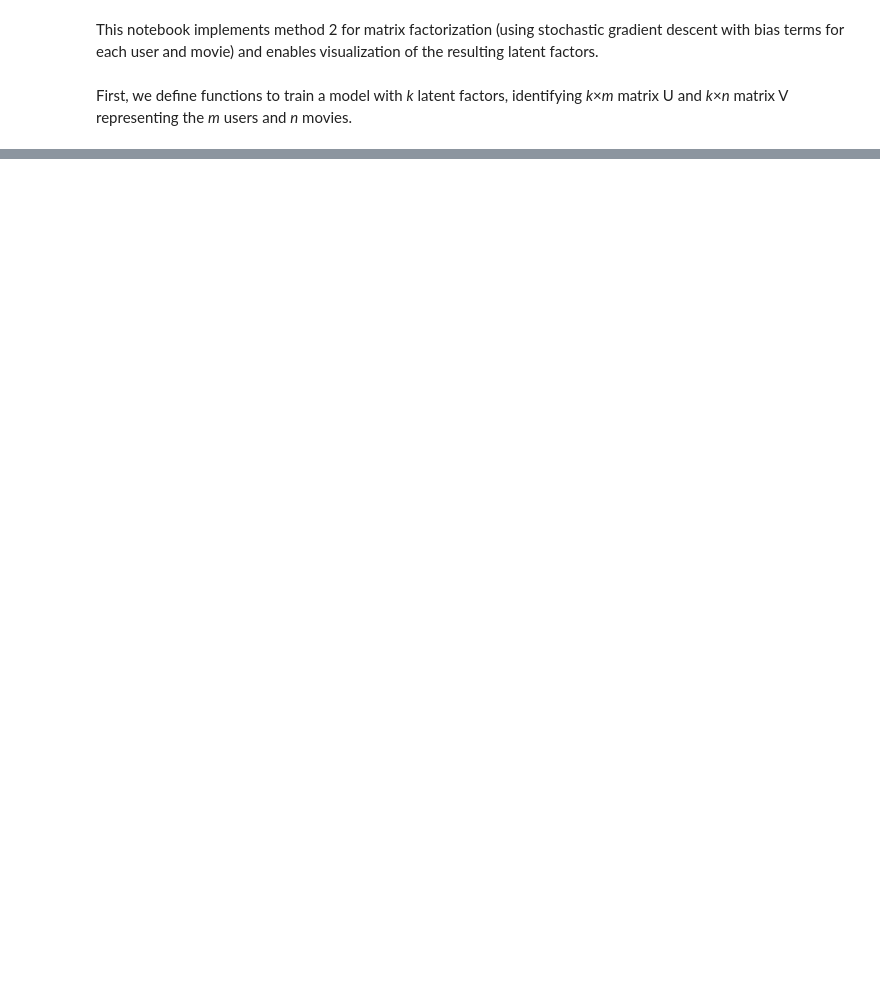
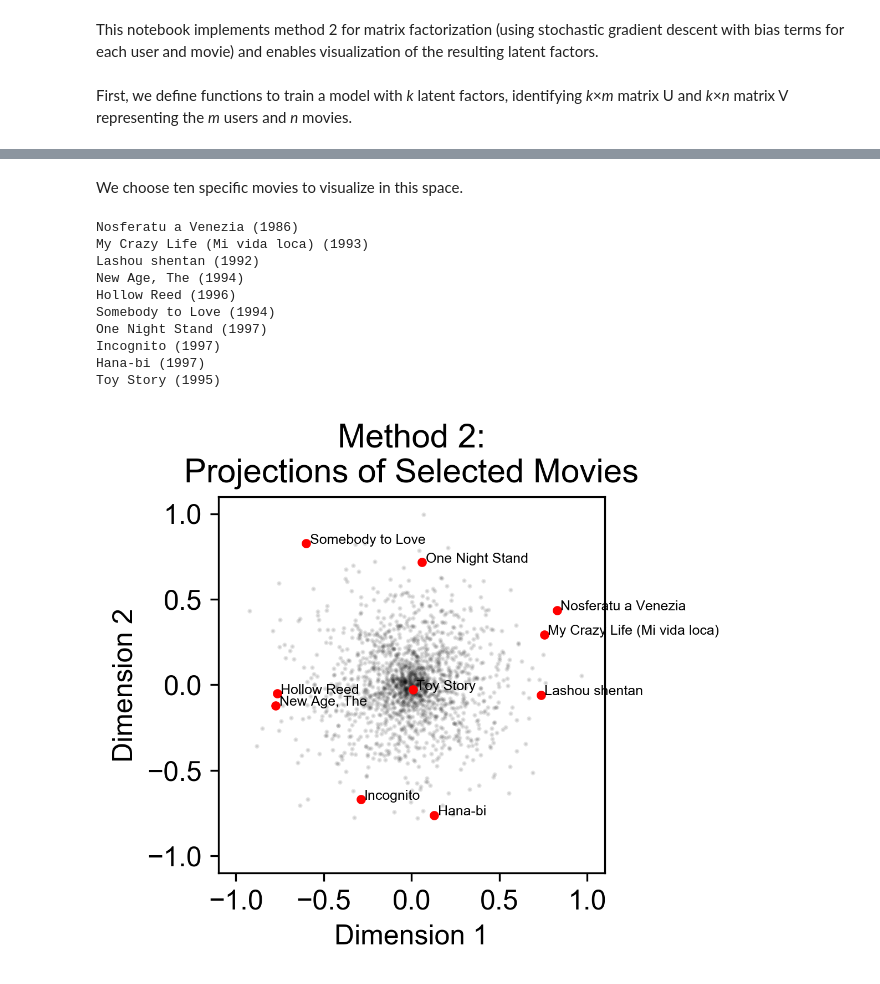
Before and after one commit to LiyinHe/CS155_project2, a Jupyter notebook: Bias_Learn_CS.ipynb, the cells around one changed output, grey strips where cells are left out. Cells and saved outputs as stored; diff of their text form; code cells hidden in the pictures; blank space fills up the shorter version.

```diff
--- a/Bias_Learn_CS.ipynb
+++ b/Bias_Learn_CS.ipynb
@@ -295,0 +325,31 @@ if __name__ == "__main__":
+# %% [markdown]
+We choose ten specific movies to visualize in this space.
+# %%
+# Select IDs for movies of interest
+movie_ids = [861, 1421, 1586, 1661, 1380, 1334, 888, 361, 1647, 1]
+
+# Find indices of selected movie IDs
+inds = [inds_V[movie_id] for movie_id in movie_ids]
+
+# Visualize projections of selected movies
+plt.figure(figsize=(3, 3))
+plt.plot(V_vis[0], V_vis[1], 'k.', ms=2, alpha=0.1)
+plt.plot(V_vis[0, inds], V_vis[1, inds], 'r.')
+for ind in inds:
+    print(movies.loc[ind, 'Movie Title'])
+    plt.text(V_vis[0, ind] + 0.02, V_vis[1, ind],
+             movies.loc[ind, 'Movie Title'][:-7],
+             fontsize=6)
+label_plot('Projections of Selected Movies');
+# %% [output]
+Nosferatu a Venezia (1986)
+My Crazy Life (Mi vida loca) (1993)
+Lashou shentan (1992)
+New Age, The (1994)
+Hollow Reed (1996)
+Somebody to Love (1994)
+One Night Stand (1997)
+Incognito (1997)
+Hana-bi (1997)
+Toy Story (1995)
+[figure, added]
```
Also changed, not shown: parts of 22 cells of this notebook.
